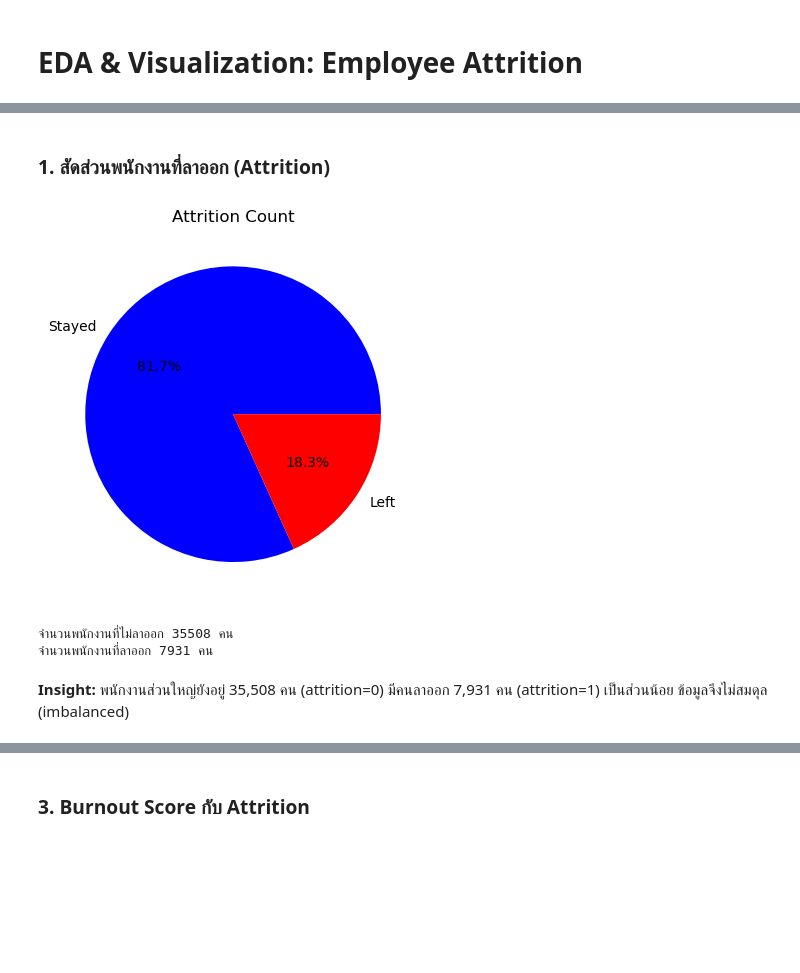
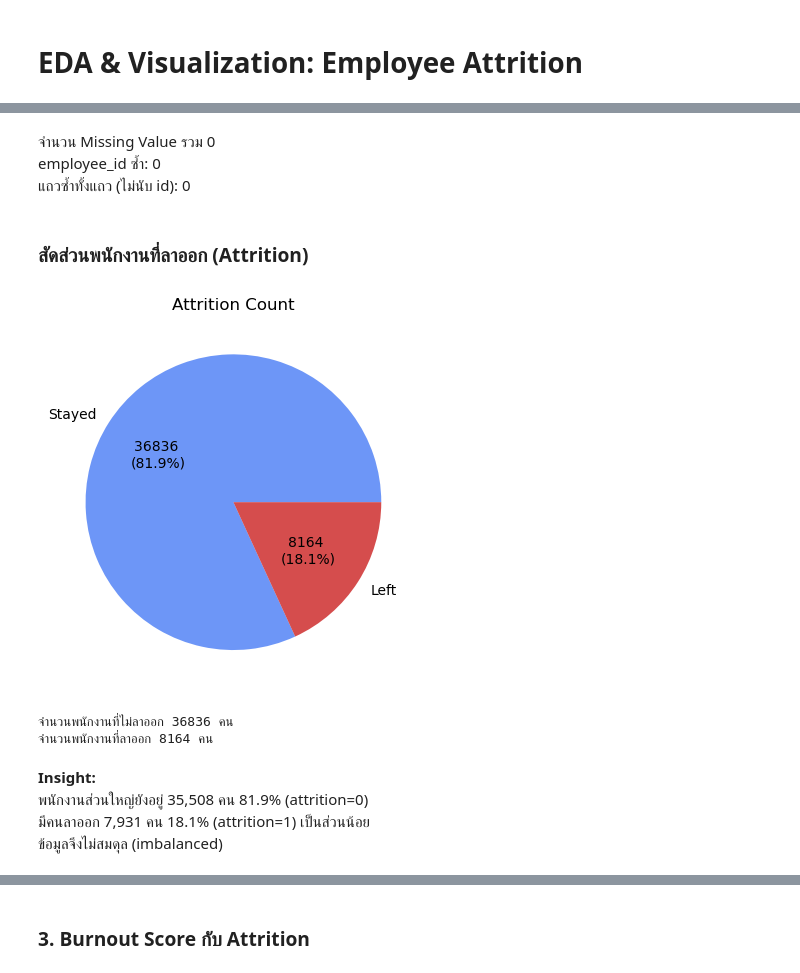
Before and after one commit to saeTneerG/Attrition-Model, a Jupyter notebook: Employee-Attrition-Prediction-main/notebooks/02_data_visualization.ipynb, the cells around one changed output, grey strips where cells are left out. Drawn from its saved outputs; the diff is of its cells as text; code cells hidden in the pictures; blank space fills up the shorter version.

```diff
--- a/Employee-Attrition-Prediction-main/notebooks/02_data_visualization.ipynb
+++ b/Employee-Attrition-Prediction-main/notebooks/02_data_visualization.ipynb
@@ -6,6 +8,8 @@ import pandas as pd
 import matplotlib.pyplot as plt
 import seaborn as sns
 
-data = "../data/data_preprocess.csv"
-df = pd.read_csv(data)
-df.head()
+employee_attrition_data = "../data/employee_attrition_2026_master.csv"
+dictionary = "../data/data_dictionary.csv"
+
+df = pd.read_csv(employee_attrition_data)
+dict01 = pd.read_csv(dictionary)
@@ -36,18 +99,33 @@ df.describe()
+# %% [markdown]
+จำนวน Missing Value รวม  0
+employee_id ซ้ำ: 0
+แถวซ้ำทั้งแถว (ไม่นับ id): 0
 # %% [markdown]
-### 1. สัดส่วนพนักงานที่ลาออก (Attrition)
+###  สัดส่วนพนักงานที่ลาออก (Attrition)
 # %%
 attr_counts = df['attrition'].value_counts().sort_index()
-df['attrition'].value_counts().plot(kind='pie', labels=['Stayed','Left'], colors=['blue','red'], autopct='%1.1f%%')
+
+
+plt.pie(
+    attr_counts,
+    labels=['Stayed', 'Left'],
+    colors=["#6D96F7", "#CD2A2AD5"],
+    autopct=lambda p: f'{int(round(p * sum(attr_counts) / 100))} \n({p:.1f}%)'
+)
+
 plt.title("Attrition Count")
 plt.ylabel('')
+plt.savefig("../visualizations/eda_plots/01_attrition_count.png", dpi=100, bbox_inches="tight")
 plt.show()
+
 print(f"จำนวนพนักงานที่ไม่ลาออก {attr_counts[0]} คน")
 print(f"จำนวนพนักงานที่ลาออก {attr_counts[1]} คน")
 # %% [output]
-[figure, old version]
+[figure, new version]
-จำนวนพนักงานที่ไม่ลาออก 35508 คน
-จำนวนพนักงานที่ลาออก 7931 คน
+จำนวนพนักงานที่ไม่ลาออก 36836 คน
+จำนวนพนักงานที่ลาออก 8164 คน
 # %% [markdown]
-**Insight:** พนักงานส่วนใหญ่ยังอยู่ 35,508 คน (attrition=0)
-มีคนลาออก 7,931 คน (attrition=1)
- เป็นส่วนน้อย ข้อมูลจึงไม่สมดุล (imbalanced)
+**Insight:**
+พนักงานส่วนใหญ่ยังอยู่ 35,508 คน  81.9% (attrition=0)
+มีคนลาออก 7,931 คน 18.1%  (attrition=1) เป็นส่วนน้อย
+ข้อมูลจึงไม่สมดุล (imbalanced)
```
Also changed, not shown: parts of 74 cells of this notebook, 2 other files.
